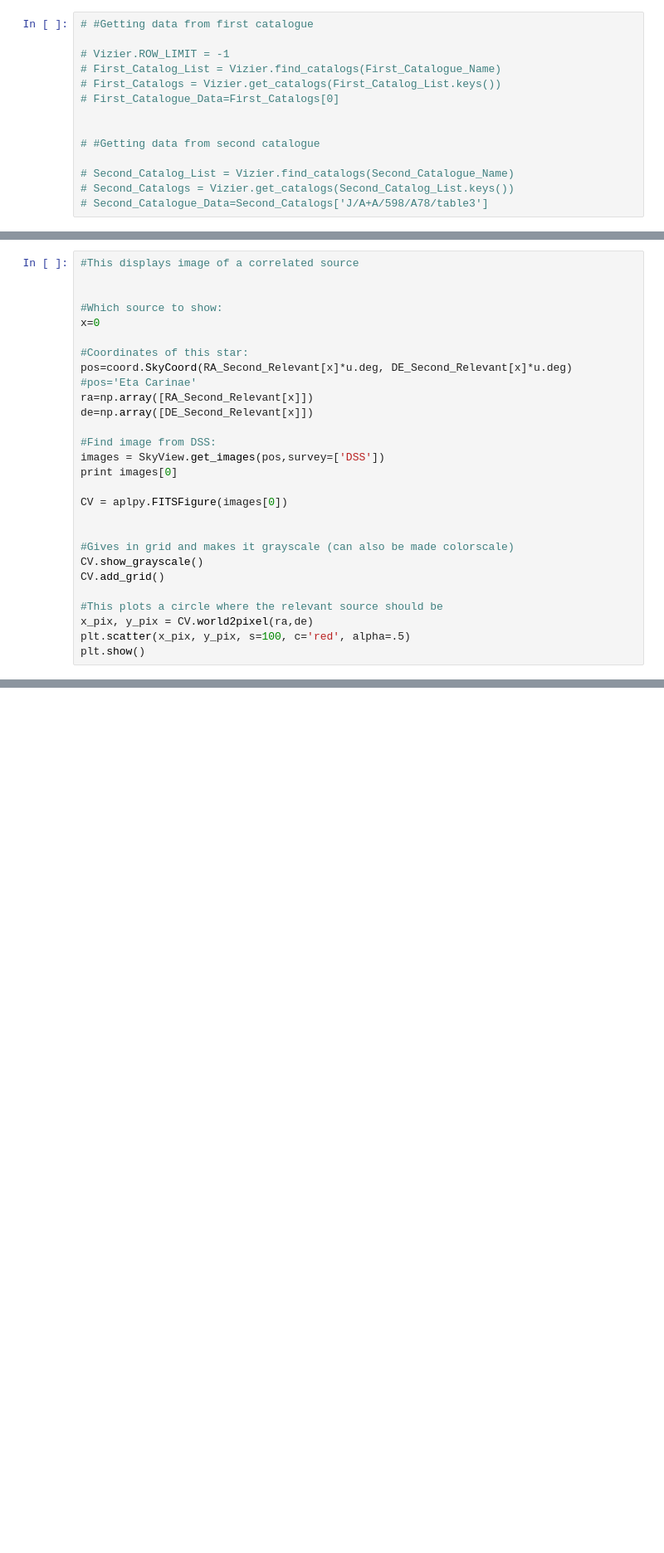
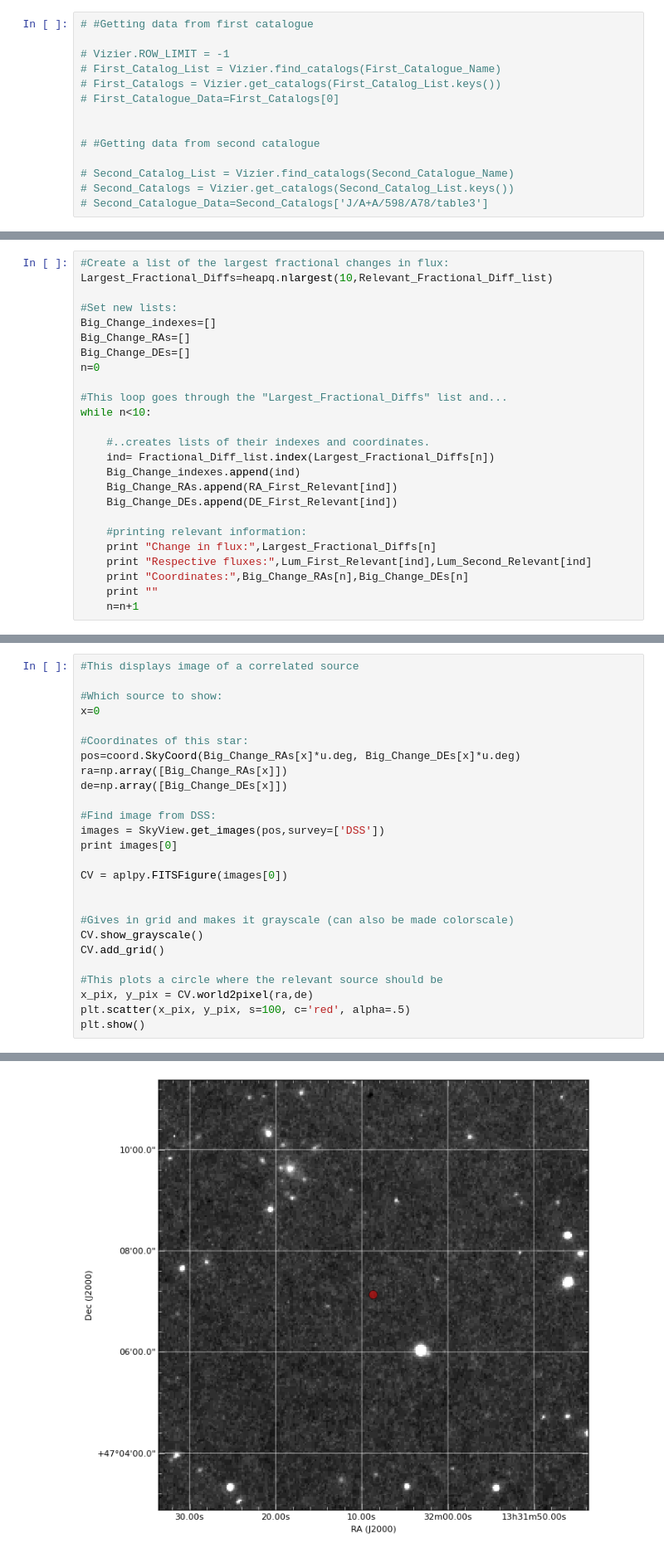
Before and after one commit to niallb96/lofar, a Jupyter notebook: LOTSS_VS_TGSS.ipynb, the cells around one changed output, grey strips where cells are left out. Shown at 83% size. Drawn from its saved outputs; the diff is of its cells as text; blank space fills up the shorter version.

```diff
--- a/LOTSS_VS_TGSS.ipynb
+++ b/LOTSS_VS_TGSS.ipynb
@@ -318,0 +265,25 @@ Change in Luminosity: 0.11748114 0.0641
+# %%
+#Create a list of the largest fractional changes in flux:
+Largest_Fractional_Diffs=heapq.nlargest(10,Relevant_Fractional_Diff_list)
+
+#Set new lists:
+Big_Change_indexes=[]
+Big_Change_RAs=[]
+Big_Change_DEs=[]
+n=0
+
+#This loop goes through the "Largest_Fractional_Diffs" list and...
+while n<10:
+
+    #..creates lists of their indexes and coordinates.
+    ind= Fractional_Diff_list.index(Largest_Fractional_Diffs[n])
+    Big_Change_indexes.append(ind)
+    Big_Change_RAs.append(RA_First_Relevant[ind])
+    Big_Change_DEs.append(DE_First_Relevant[ind])
+
+    #printing relevant information:
+    print "Change in flux:",Largest_Fractional_Diffs[n]
+    print "Respective fluxes:",Lum_First_Relevant[ind],Lum_Second_Relevant[ind]
+    print "Coordinates:",Big_Change_RAs[n],Big_Change_DEs[n]
+    print ""
+    n=n+1
@@ -319,15 +333,13 @@ Change in Luminosity: 0.11748114 0.0641
 # %%
 #This displays image of a correlated source
-
 
 #Which source to show:
 x=0
 
 #Coordinates of this star:
-pos=coord.SkyCoord(RA_Second_Relevant[x]*u.deg, DE_Second_Relevant[x]*u.deg)
-#pos='Eta Carinae'
-ra=np.array([RA_Second_Relevant[x]])
-de=np.array([DE_Second_Relevant[x]])
+pos=coord.SkyCoord(Big_Change_RAs[x]*u.deg, Big_Change_DEs[x]*u.deg)
+ra=np.array([Big_Change_RAs[x]])
+de=np.array([Big_Change_DEs[x]])
 
 #Find image from DSS:
 images = SkyView.get_images(pos,survey=['DSS'])
@@ -348,0 +363 @@ TypeError: 'NoneType' object has no attribute '__getitem__'
+[figure, added]
```
Also changed, not shown: parts of 13 cells of this notebook, 2 other files.
